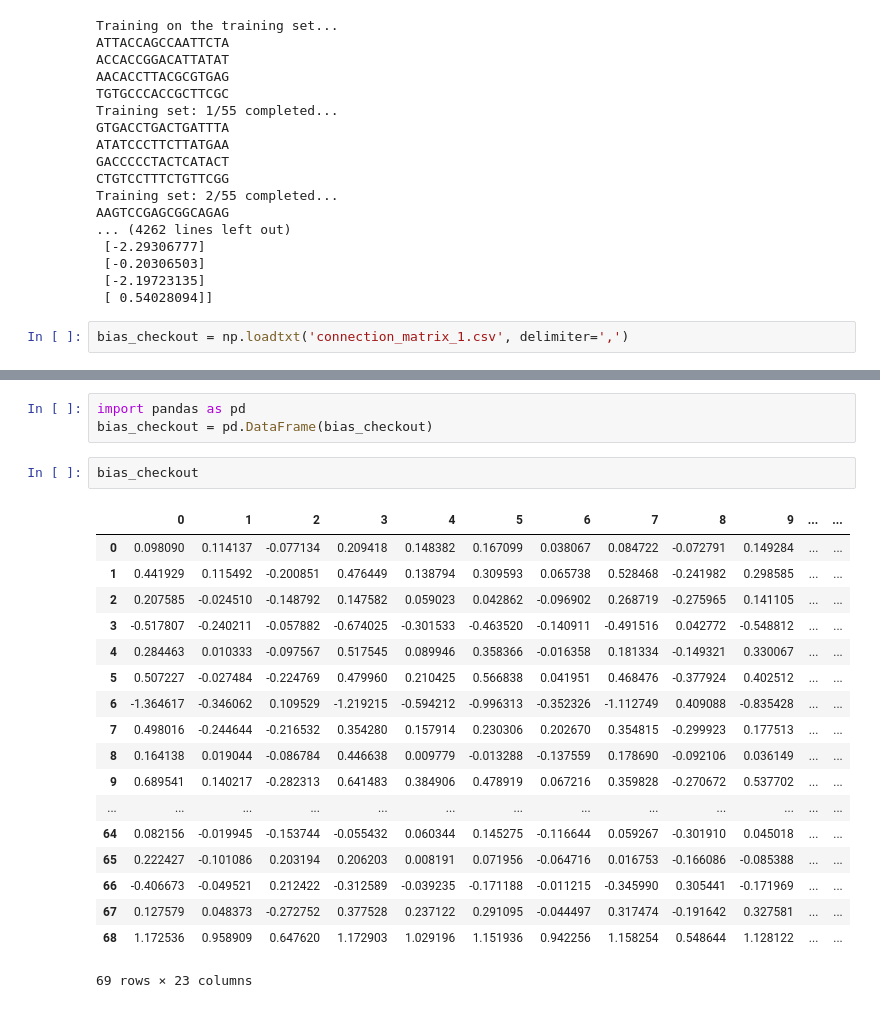
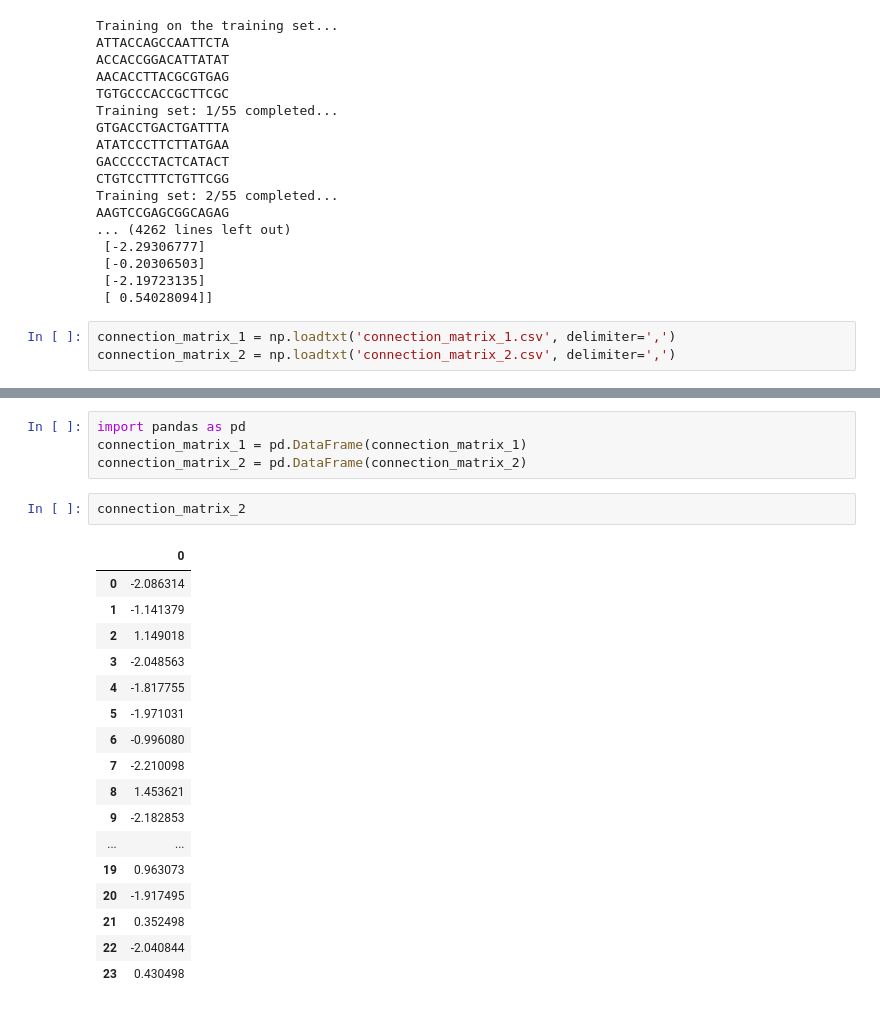
Before and after one commit to cechlauren/final, a Jupyter notebook: Helperfunctions.ipynb, the cells around one changed output, grey strips where cells are left out. Saved outputs shown, nothing was run; the diff lists cells and outputs as text.

Commit message:
adding connection matrices

```diff
--- a/Helperfunctions.ipynb
+++ b/Helperfunctions.ipynb
@@ -518,5 +518,6 @@ AAGTCCGAGCGGCAGAG
  [-2.19723135]
  [ 0.54028094]]
 # %%
-bias_checkout = np.loadtxt('connection_matrix_1.csv', delimiter=',')
+connection_matrix_1 = np.loadtxt('connection_matrix_1.csv', delimiter=',')
+connection_matrix_2 = np.loadtxt('connection_matrix_2.csv', delimiter=',')
 # %%
@@ -541,25 +533,25 @@ type(bias_checkout)
 numpy.ndarray
 # %%
 import pandas as pd
-bias_checkout = pd.DataFrame(bias_checkout)
+connection_matrix_1 = pd.DataFrame(connection_matrix_1)
+connection_matrix_2 = pd.DataFrame(connection_matrix_2)
-# %%
-bias_checkout
-# %% [output]
-|  | 0 | 1 | 2 | 3 | 4 | 5 | 6 | 7 | 8 | 9 | ... | ... |
-| 0 | 0.098090 | 0.114137 | -0.077134 | 0.209418 | 0.148382 | 0.167099 | 0.038067 | 0.084722 | -0.072791 | 0.149284 | ... | ... |
-| 1 | 0.441929 | 0.115492 | -0.200851 | 0.476449 | 0.138794 | 0.309593 | 0.065738 | 0.528468 | -0.241982 | 0.298585 | ... | ... |
-| 2 | 0.207585 | -0.024510 | -0.148792 | 0.147582 | 0.059023 | 0.042862 | -0.096902 | 0.268719 | -0.275965 | 0.141105 | ... | ... |
-| 3 | -0.517807 | -0.240211 | -0.057882 | -0.674025 | -0.301533 | -0.463520 | -0.140911 | -0.491516 | 0.042772 | -0.548812 | ... | ... |
-| 4 | 0.284463 | 0.010333 | -0.097567 | 0.517545 | 0.089946 | 0.358366 | -0.016358 | 0.181334 | -0.149321 | 0.330067 | ... | ... |
-| 5 | 0.507227 | -0.027484 | -0.224769 | 0.479960 | 0.210425 | 0.566838 | 0.041951 | 0.468476 | -0.377924 | 0.402512 | ... | ... |
-| 6 | -1.364617 | -0.346062 | 0.109529 | -1.219215 | -0.594212 | -0.996313 | -0.352326 | -1.112749 | 0.409088 | -0.835428 | ... | ... |
-| 7 | 0.498016 | -0.244644 | -0.216532 | 0.354280 | 0.157914 | 0.230306 | 0.202670 | 0.354815 | -0.299923 | 0.177513 | ... | ... |
-| 8 | 0.164138 | 0.019044 | -0.086784 | 0.446638 | 0.009779 | -0.013288 | -0.137559 | 0.178690 | -0.092106 | 0.036149 | ... | ... |
-| 9 | 0.689541 | 0.140217 | -0.282313 | 0.641483 | 0.384906 | 0.478919 | 0.067216 | 0.359828 | -0.270672 | 0.537702 | ... | ... |
-| ... | ... | ... | ... | ... | ... | ... | ... | ... | ... | ... | ... | ... |
-| 64 | 0.082156 | -0.019945 | -0.153744 | -0.055432 | 0.060344 | 0.145275 | -0.116644 | 0.059267 | -0.301910 | 0.045018 | ... | ... |
-| 65 | 0.222427 | -0.101086 | 0.203194 | 0.206203 | 0.008191 | 0.071956 | -0.064716 | 0.016753 | -0.166086 | -0.085388 | ... | ... |
-| 66 | -0.406673 | -0.049521 | 0.212422 | -0.312589 | -0.039235 | -0.171188 | -0.011215 | -0.345990 | 0.305441 | -0.171969 | ... | ... |
-| 67 | 0.127579 | 0.048373 | -0.272752 | 0.377528 | 0.237122 | 0.291095 | -0.044497 | 0.317474 | -0.191642 | 0.327581 | ... | ... |
-| 68 | 1.172536 | 0.958909 | 0.647620 | 1.172903 | 1.029196 | 1.151936 | 0.942256 | 1.158254 | 0.548644 | 1.128122 | ... | ... |
-69 rows × 23 columns
+# %%
+connection_matrix_2
+# %% [output]
+|  | 0 |
+| 0 | -2.086314 |
+| 1 | -1.141379 |
+| 2 | 1.149018 |
+| 3 | -2.048563 |
+| 4 | -1.817755 |
+| 5 | -1.971031 |
+| 6 | -0.996080 |
+| 7 | -2.210098 |
+| 8 | 1.453621 |
+| 9 | -2.182853 |
+| ... | ... |
+| 19 | 0.963073 |
+| 20 | -1.917495 |
+| 21 | 0.352498 |
+| 22 | -2.040844 |
+| 23 | 0.430498 |
```
Also changed, not shown: parts of 5 cells of this notebook.
